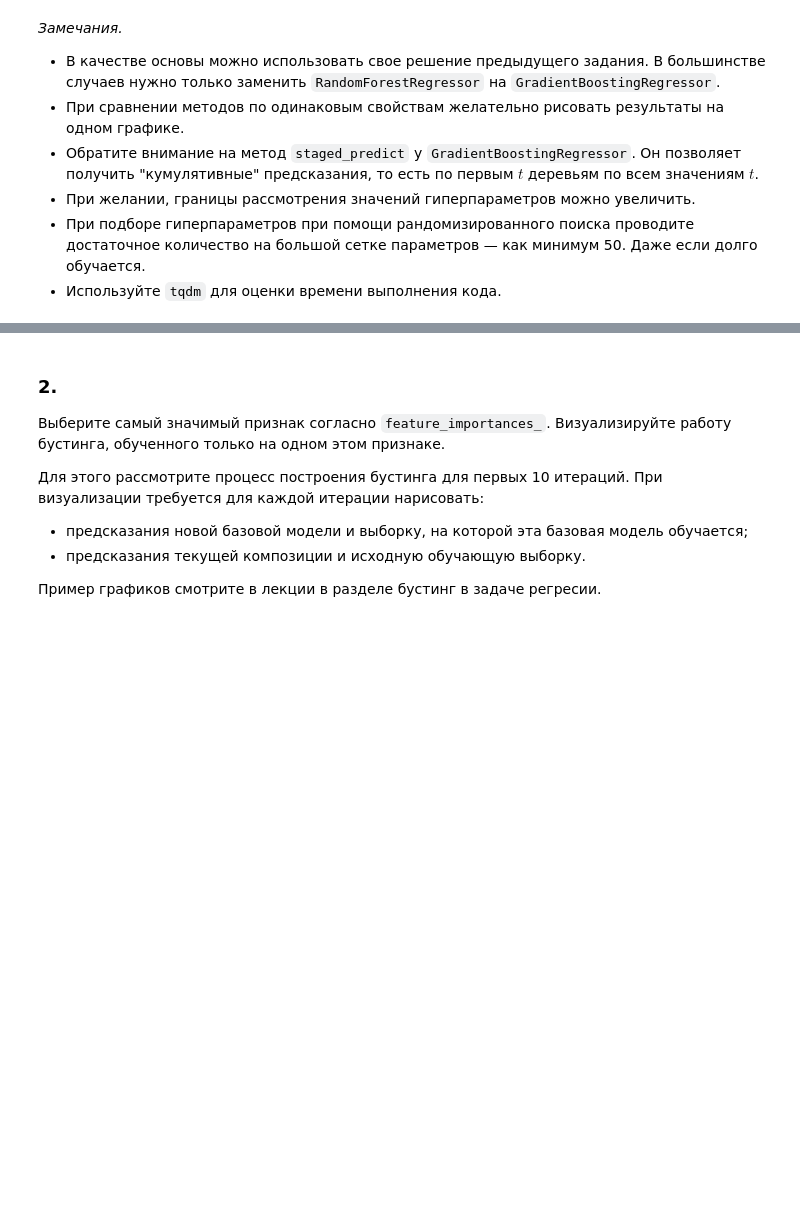
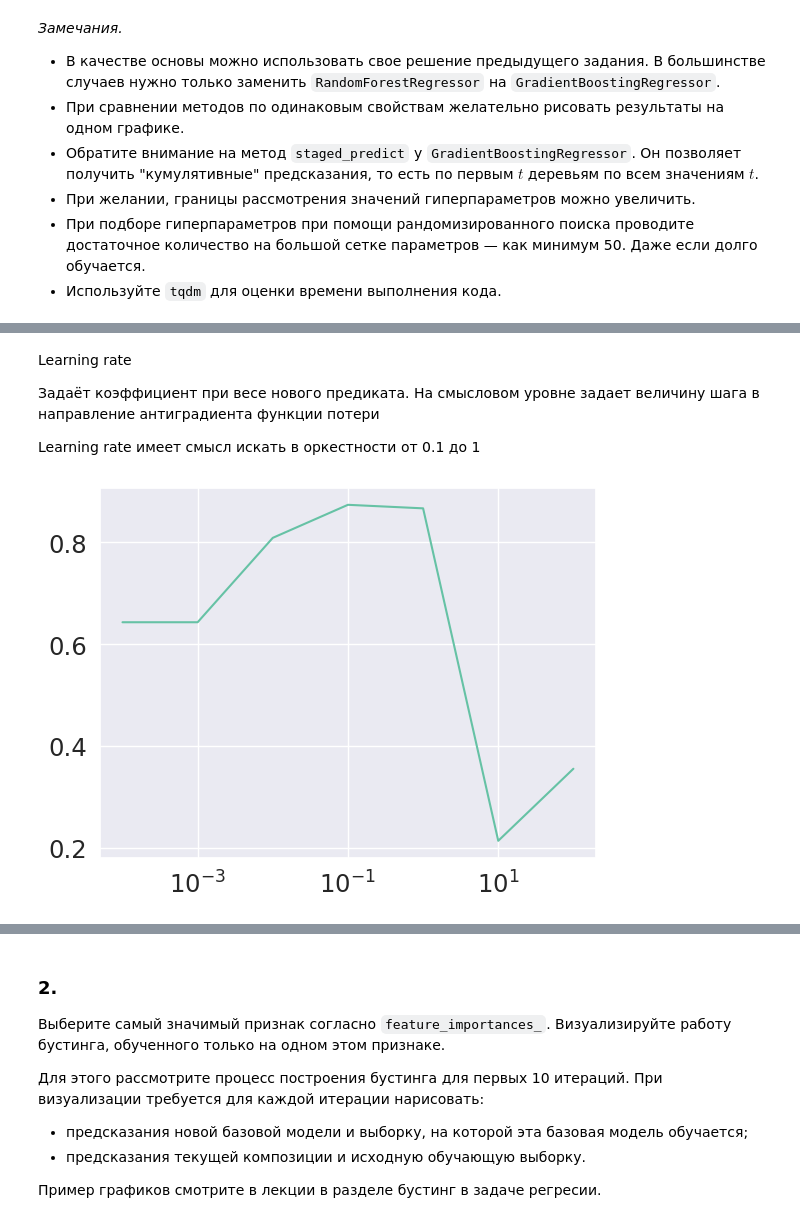
Before and after one commit to NMashalov/2023_OpenMipt_course, a Jupyter notebook: lesson7/dz7.ipynb, the cells around one changed output, grey strips where cells are left out. Saved outputs shown, nothing was run; the diff lists cells and outputs as text; code cells hidden in the pictures; blank space fills up the shorter version.

```diff
--- a/lesson7/dz7.ipynb
+++ b/lesson7/dz7.ipynb
@@ -179,0 +292,13 @@ X, y = data.drop("RMSD", axis=1), data.RMSD
+# %% [markdown]
+Learning rate
+
+Задаёт коэффициент при весе нового предиката. На смысловом уровне задает величину шага в направление антиградиента функции потери
+
+Learning rate имеет смысл искать в оркестности от 0.1 до 1
+# %%
+lrs = [1e-4,1e-3,1e-2,1e-1,1e0,1e1,1e2]
+plt.plot(lrs,[GradientBoostingClassifier(learning_rate=lr).fit(X_train,y_train).score(X_test,y_test) for lr in tqdm(lrs)])
+plt.xscale("log")
+pass
+# %% [output]
+[figure, added]
```
Also changed, not shown: parts of 70 cells of this notebook.
